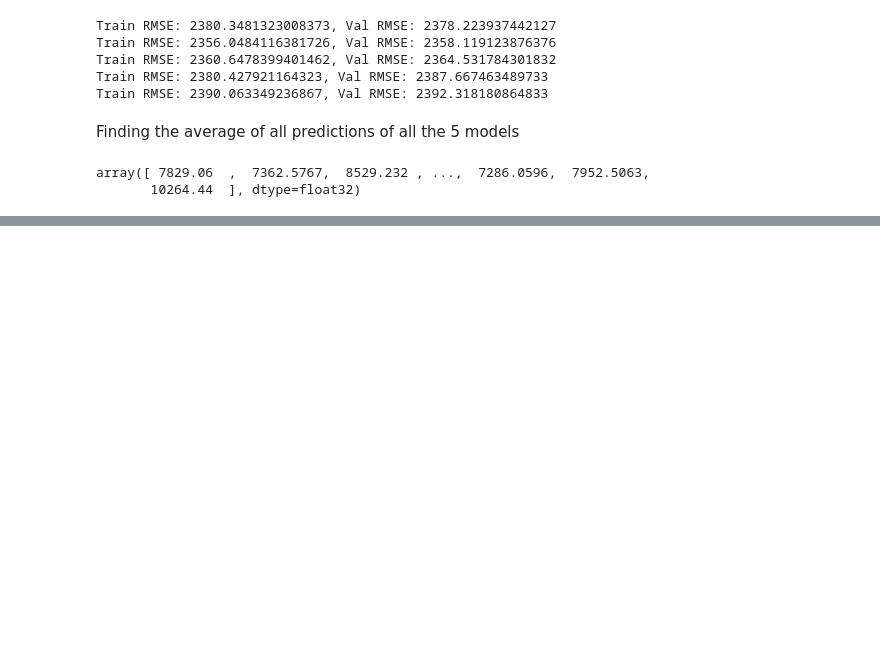
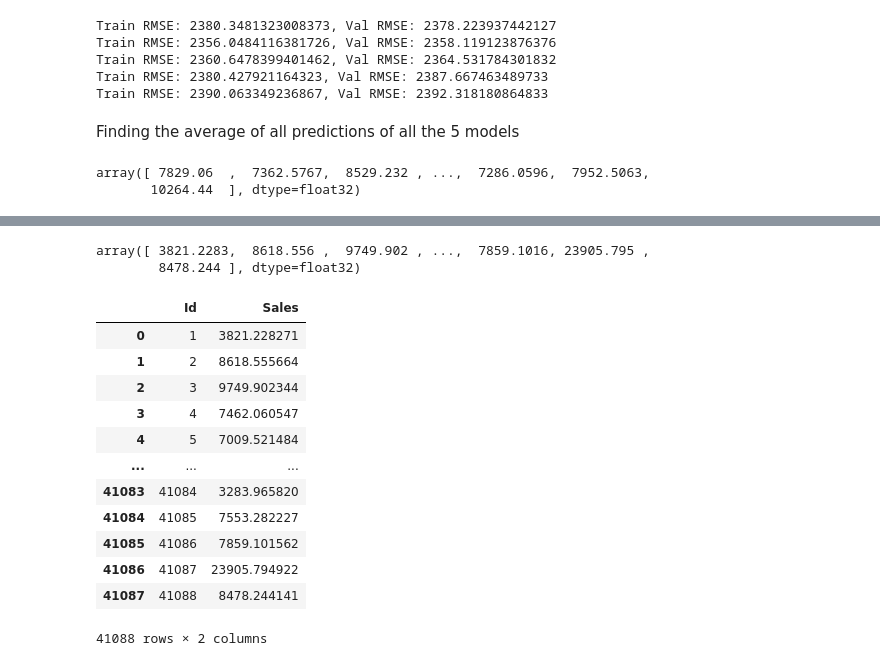
Before and after one commit to satan-pro/Rossman_Store_Predictions, a Jupyter notebook: rossmann_stores.ipynb, the cells around one changed output, grey strips where cells are left out. Cells and saved outputs as stored; diff of their text form; code cells hidden in the pictures; blank space fills up the shorter version.

```diff
--- a/rossmann_stores.ipynb
+++ b/rossmann_stores.ipynb
@@ -533,0 +652,4 @@ array([ 7829.06  ,  7362.5767,  8529.232 , ...,  7286.0596,  7952.5063,
+# %%
+model = XGBRegressor(random_state=42, n_jobs=-1, n_estimators=1000, max_depth=12, learning_rate=0.3)
+# %%
+model.fit(X, targets)
@@ -533,0 +668,24 @@ array([ 7829.06  ,  7362.5767,  8529.232 , ...,  7286.0596,  7952.5063,
+# %%
+test_preds = model.predict(X_test)
+
+test_preds
+# %% [output]
+array([ 3821.2283,  8618.556 ,  9749.902 , ...,  7859.1016, 23905.795 ,
+        8478.244 ], dtype=float32)
+# %%
+submission_df['Sales'] = test_preds
+submission_df
+# %% [output]
+|  | Id | Sales |
+| 0 | 1 | 3821.228271 |
+| 1 | 2 | 8618.555664 |
+| 2 | 3 | 9749.902344 |
+| 3 | 4 | 7462.060547 |
+| 4 | 5 | 7009.521484 |
+| ... | ... | ... |
+| 41083 | 41084 | 3283.965820 |
+| 41084 | 41085 | 7553.282227 |
+| 41085 | 41086 | 7859.101562 |
+| 41086 | 41087 | 23905.794922 |
+| 41087 | 41088 | 8478.244141 |
+41088 rows × 2 columns
```
Also changed, not shown: parts of 20 cells of this notebook, 1 other file.
